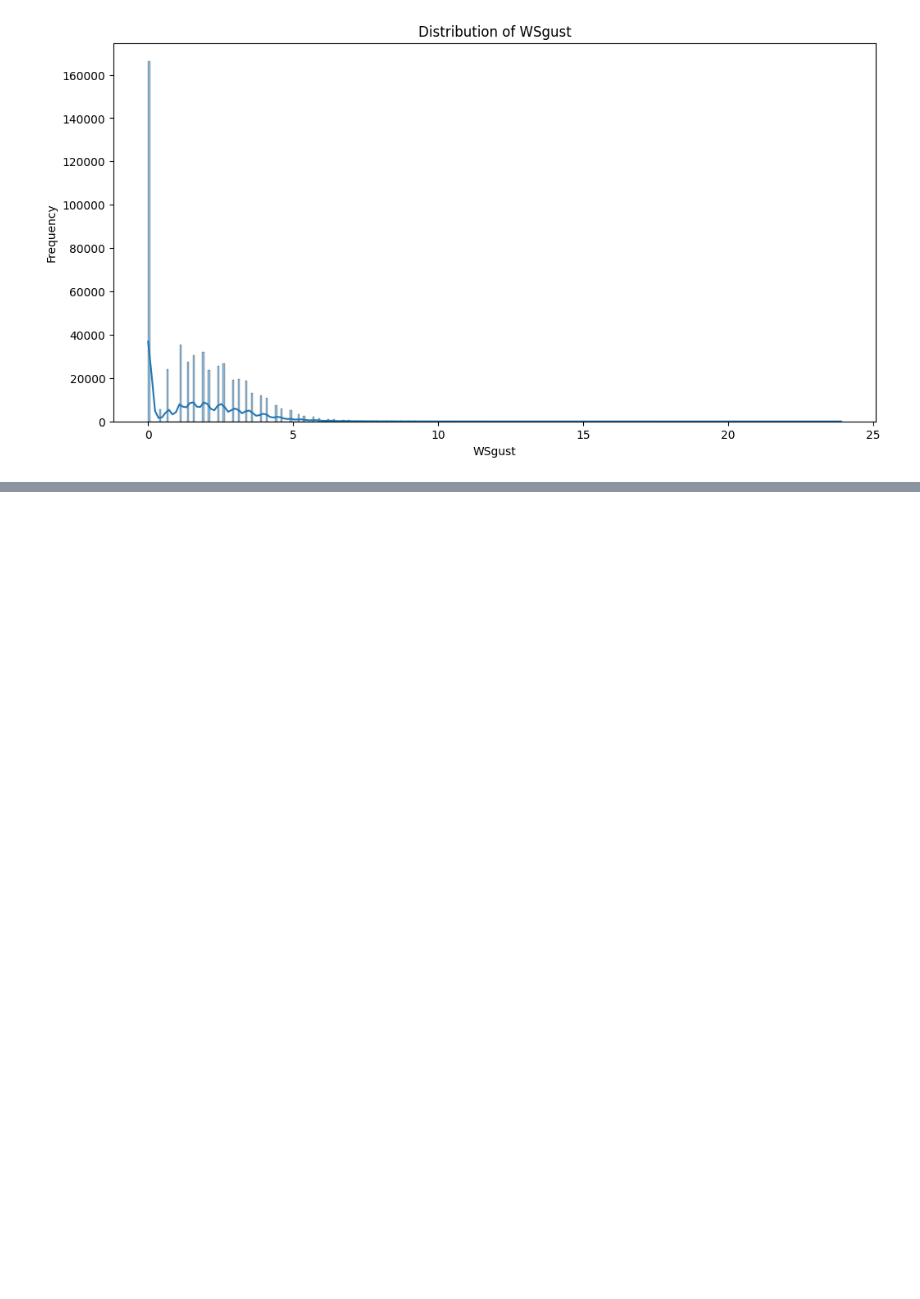
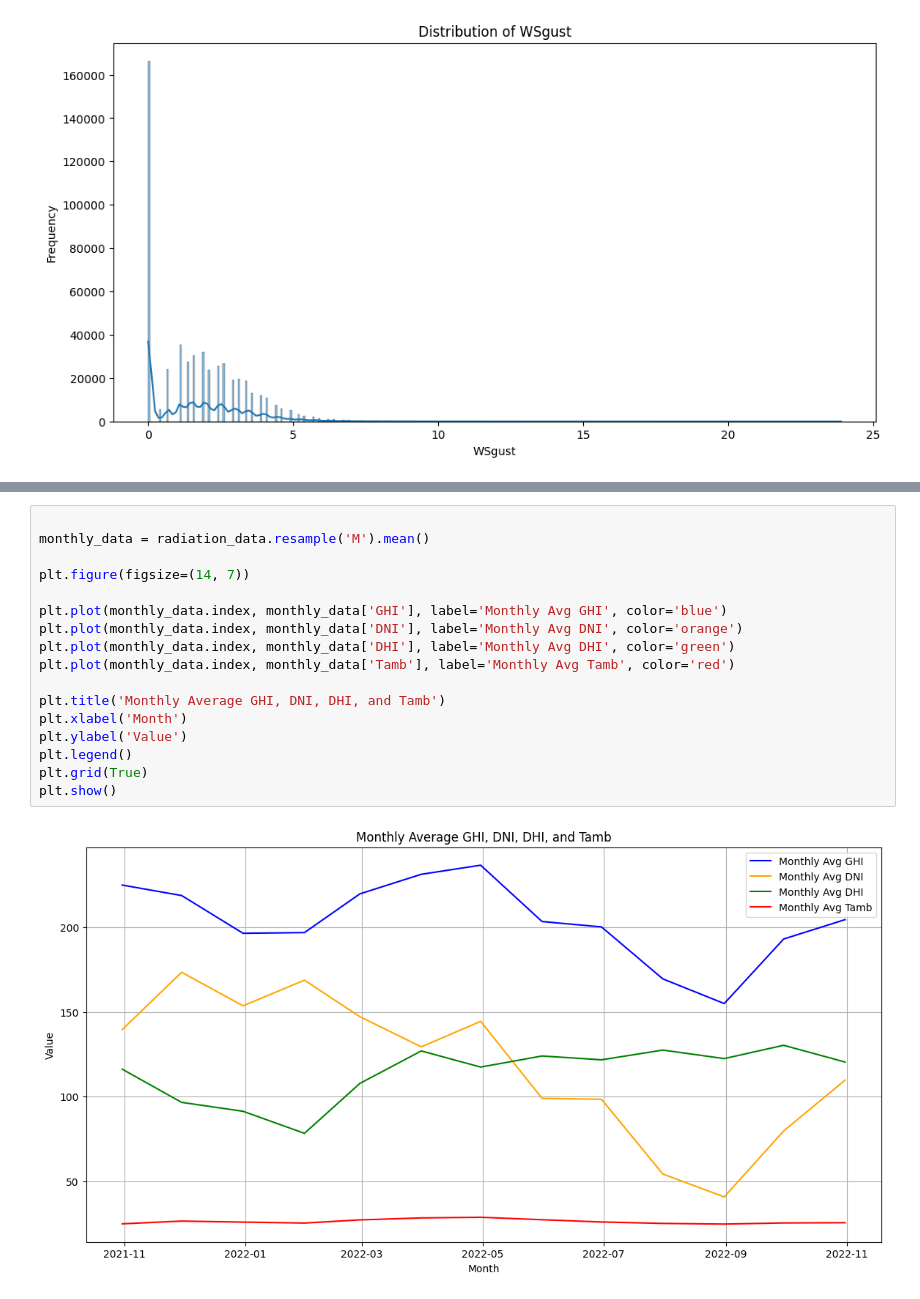
Before and after one commit to Wbam/Week0_Exercise, a Jupyter notebook: notebook/EDA.ipynb, the cells around one changed output, grey strips where cells are left out. Saved outputs shown, nothing was run; the diff lists cells and outputs as text; blank space fills up the shorter version.

```diff
--- a/notebook/EDA.ipynb
+++ b/notebook/EDA.ipynb
@@ -189,0 +227,19 @@ for column in columns_to_plot:
+# %%
+
+monthly_data = radiation_data.resample('M').mean()
+
+plt.figure(figsize=(14, 7))
+
+plt.plot(monthly_data.index, monthly_data['GHI'], label='Monthly Avg GHI', color='blue')
+plt.plot(monthly_data.index, monthly_data['DNI'], label='Monthly Avg DNI', color='orange')
+plt.plot(monthly_data.index, monthly_data['DHI'], label='Monthly Avg DHI', color='green')
+plt.plot(monthly_data.index, monthly_data['Tamb'], label='Monthly Avg Tamb', color='red')
+
+plt.title('Monthly Average GHI, DNI, DHI, and Tamb')
+plt.xlabel('Month')
+plt.ylabel('Value')
+plt.legend()
+plt.grid(True)
+plt.show()
+# %% [output]
+[figure, added]
```
Also changed, not shown: parts of 7 cells of this notebook.
